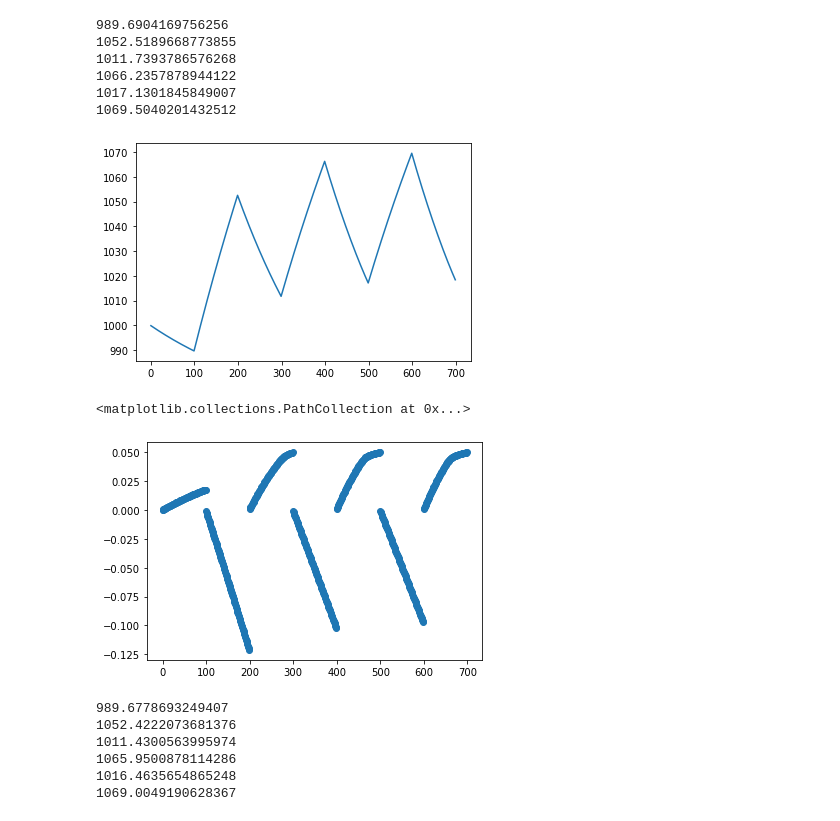
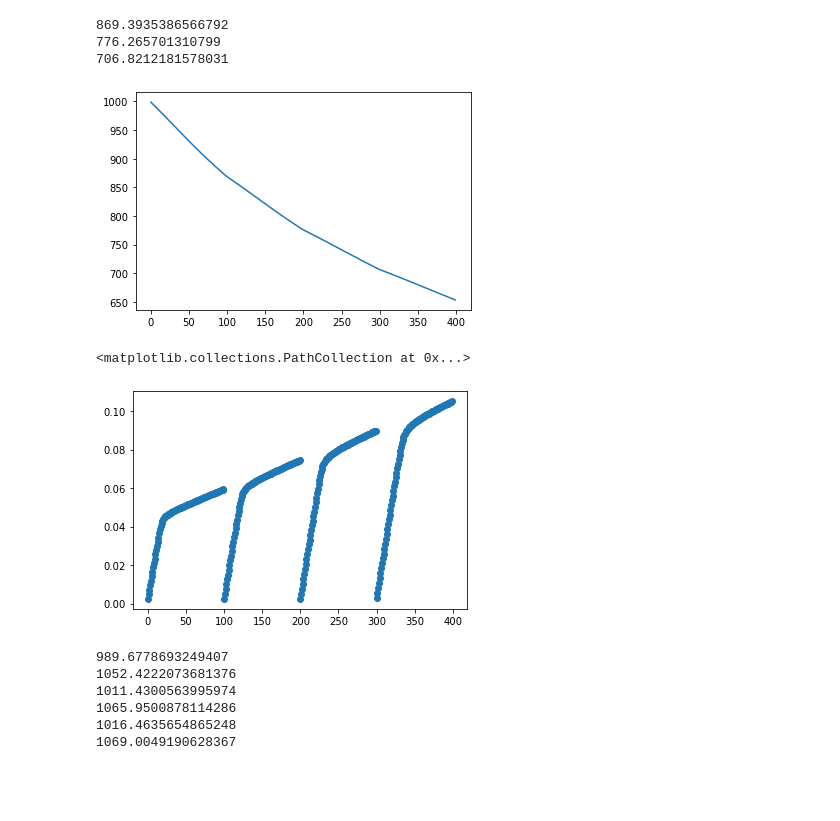
Before and after one commit to Pmk2021/dynaMETE, a Jupyter notebook: ToyModel.ipynb, the cells around one changed output. Saved outputs shown, nothing was run; the diff lists cells and outputs as text; code cells hidden in the pictures; blank space fills up the shorter version.

```diff
--- a/ToyModel.ipynb
+++ b/ToyModel.ipynb
@@ -16,7 +16,7 @@ reload(bf)
 s = pd.Series(np.array([50, 1000]), index=['S','N']) #'S' = array.item(0), 'N' is array.item(1)
 
 # parameters. We will derive the precise ones below
-p_d = np.array([0.03,0.6/780, s['N'], s['S']]) #s['N'] gives us array.item(1) (array is the first argument to pd.Series)
+p_d = np.array([0.0059,0.001, s['N'], s['S']]) #s['N'] gives us array.item(1) (array is the first argument to pd.Series)
 p = pd.Series(p_d,index=['b0','d0','Nc', 'Sc']) #to assign the birth rate, unperturbed death rate, and carrying capacity
 
 # To get precise parameters
@@ -73,27 +53,3 @@ array([1. , 1.1, 1.2, 1.3, 1.4, 1.5, 1.6, 1.7, 1.8, 1.9, 2. , 2.1, 2.2,
-# %%
-
-
-def o(l, s, p, dt=0.015):
-    ret = []
-    lam = []
-    ds = np.array([])
-    counter = 0
-    c = 0
-    for i in l:
-        c += 1
-        p['d0'] = i
-        if(len(ds) > 0):
-            l_d0,s_d0,ds_d0 = ld.iterate(10,s,p, verbose = False, dt=dt, l = last_lambda, ds = last_d0)
-        else:
-            l_d0,s_d0,ds_d0 = ld.iterate(10,s,p, verbose = False, dt=dt)
-        s = s_d0.iloc[-1]
-        ret += list(s_d0['N'][1:])
-        lam += list(l_d0[1:])
-        last_lambda = l_d0[-1]
-        last_d0 = ds_d0.iloc[-1]
-        ds = np.append(ds, np.array(ds_d0))
-        counter += 1
-    return ret,lam, ds
 # %%
 import brute_force_ToyModel as bf
 reload(bf)
@@ -187,22 +146,19 @@ def o(l, s, p, dt=0.015):
 # %%
 #Change Death Rate
 #[0.00009,7.142857142857143e-05,0.00009,7.142857142857143e-05,0.00009,7.142857142857143e-05]
 #Change d0.
-a_,b_, c_ = o([0.0008, 0.0006, 0.00080, 0.0006, 0.0008, 0.0006, 0.0008], s, pp, dt=0.1)
+a_,b_, c_ = o([0.001, 0.001, 0.001, 0.001], s, pp, dt=0.1)
 plt.plot(a_)
 plt.show()
 plt.scatter([i for i in range(len(b_))],[i[1] for i in b_])
 #2 minutes
 # %% [output]
-989.6904169756256
-1052.5189668773855
-1011.7393786576268
-1066.2357878944122
-1017.1301845849007
-1069.5040201432512
+869.3935386566792
+776.265701310799
+706.8212181578031
-[figure, old version]
+[figure, new version]
 <matplotlib.collections.PathCollection at 0x...>
-[figure, old version]
+[figure, new version]
 # %%
 #Change Death Rate
 #[0.00009,7.142857142857143e-05,0.00009,7.142857142857143e-05,0.00009,7.142857142857143e-05]
```
Also changed, not shown: parts of 6 cells of this notebook, 2 other files.
